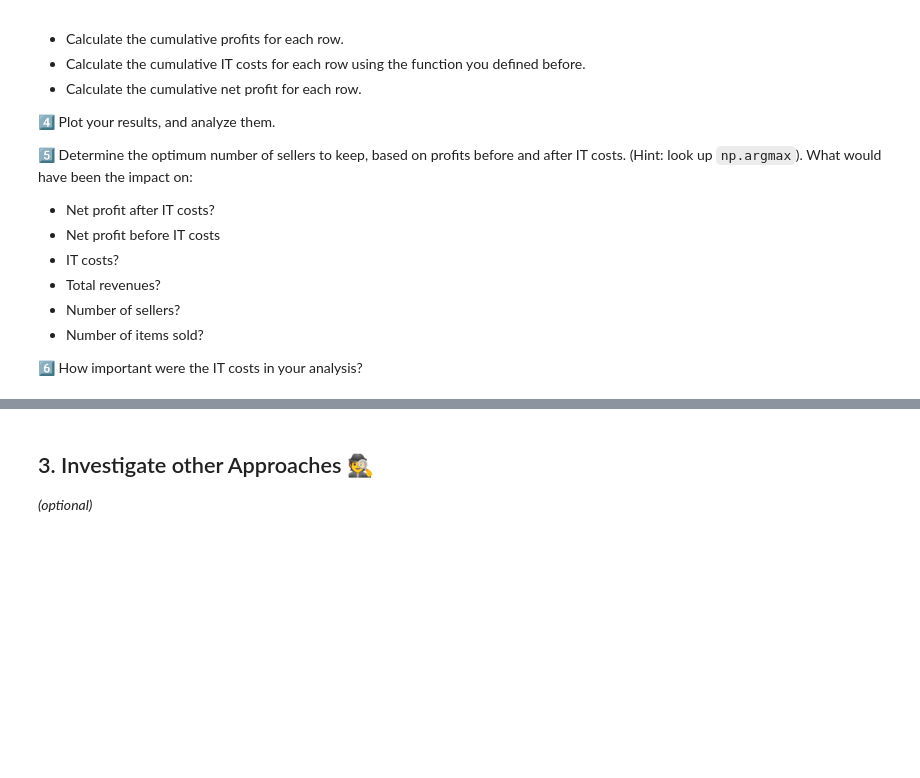
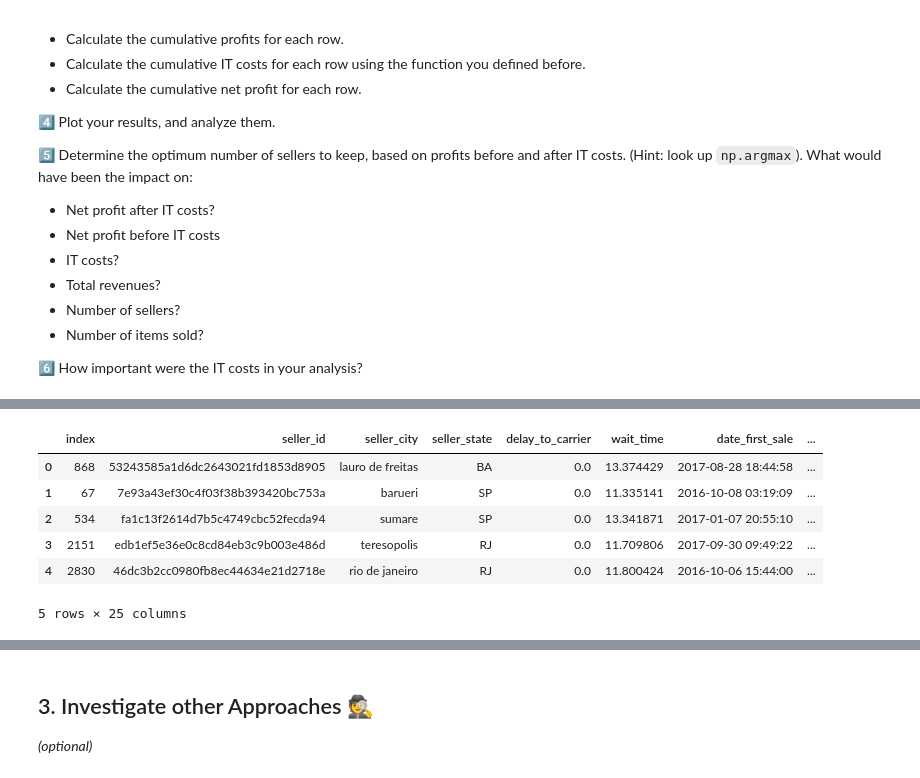
Before and after one commit to michaelsmueller/data-recap_ceo_request, a Jupyter notebook: ceo_request.ipynb, the cells around one changed output, grey strips where cells are left out. Saved outputs shown, nothing was run; the diff lists cells and outputs as text; code cells hidden in the pictures; blank space fills up the shorter version.

```diff
--- a/ceo_request.ipynb
+++ b/ceo_request.ipynb
@@ -105,0 +144,18 @@ Edit the `get_training_data` method so that the DataFrame it returns contains th
+# %%
+sorted_sellers['cumulative_profit'] = sorted_sellers['profit'].cumsum()
+sorted_sellers['cumulative_sellers'] = sorted_sellers.index + 1
+sorted_sellers['cumulative_items'] = sorted_sellers['quantity'].cumsum()
+sorted_sellers['cumulative_it_costs'] = sorted_sellers.apply(
+    lambda row: calculate_it_costs(row['cumulative_sellers'], row['cumulative_items']),
+    axis=1
+)
+sorted_sellers['cumulative_net_profit'] = sorted_sellers['cumulative_profit'] - sorted_sellers['cumulative_it_costs']
+sorted_sellers.head()
+# %% [output]
+|  | index | seller_id | seller_city | seller_state | delay_to_carrier | wait_time | date_first_sale | ... |
+| 0 | 868 | 53243585a1d6dc2643021fd1853d8905 | lauro de freitas | BA | 0.0 | 13.374429 | 2017-08-28 18:44:58 | ... |
+| 1 | 67 | 7e93a43ef30c4f03f38b393420bc753a | barueri | SP | 0.0 | 11.335141 | 2016-10-08 03:19:09 | ... |
+| 2 | 534 | fa1c13f2614d7b5c4749cbc52fecda94 | sumare | SP | 0.0 | 13.341871 | 2017-01-07 20:55:10 | ... |
+| 3 | 2151 | edb1ef5e36e0c8cd84eb3c9b003e486d | teresopolis | RJ | 0.0 | 11.709806 | 2017-09-30 09:49:22 | ... |
+| 4 | 2830 | 46dc3b2cc0980fb8ec44634e21d2718e | rio de janeiro | RJ | 0.0 | 11.800424 | 2016-10-06 15:44:00 | ... |
+5 rows × 25 columns
```
Also changed, not shown: parts of 7 cells of this notebook.
